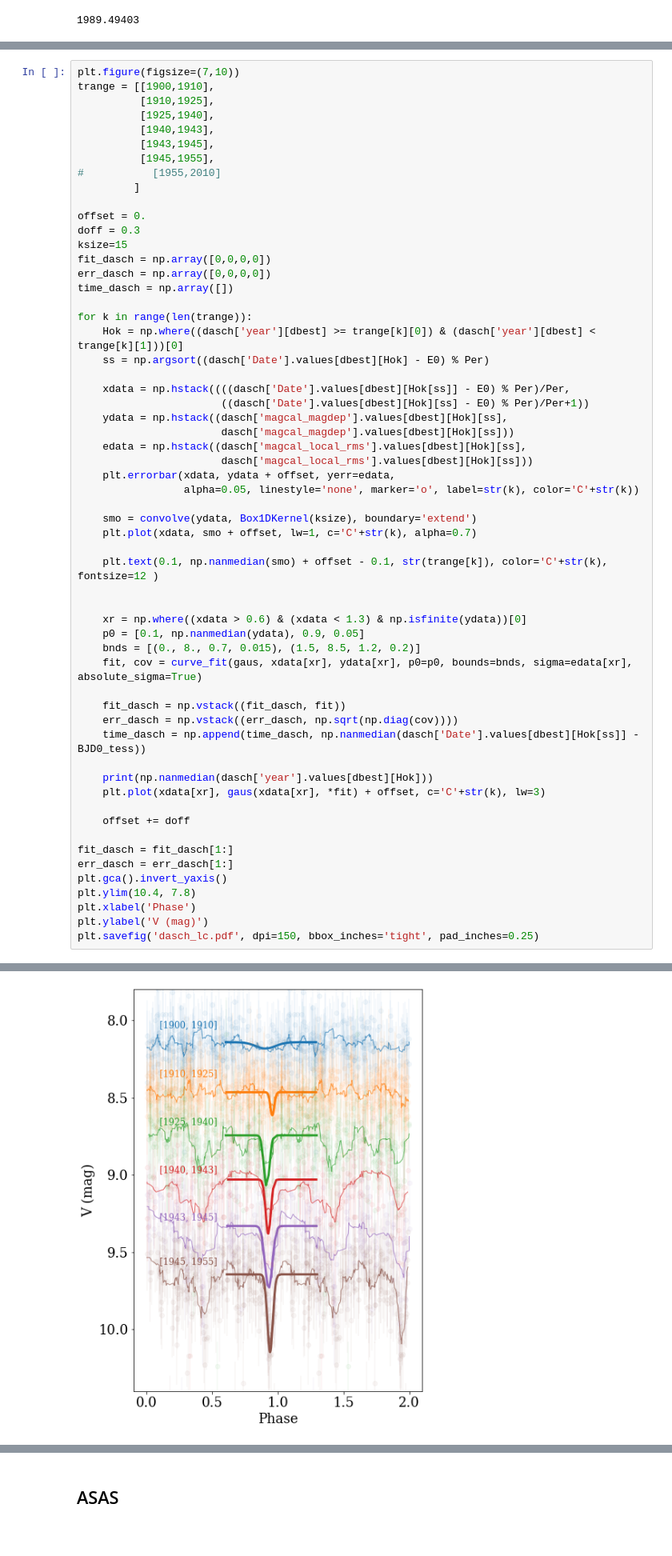
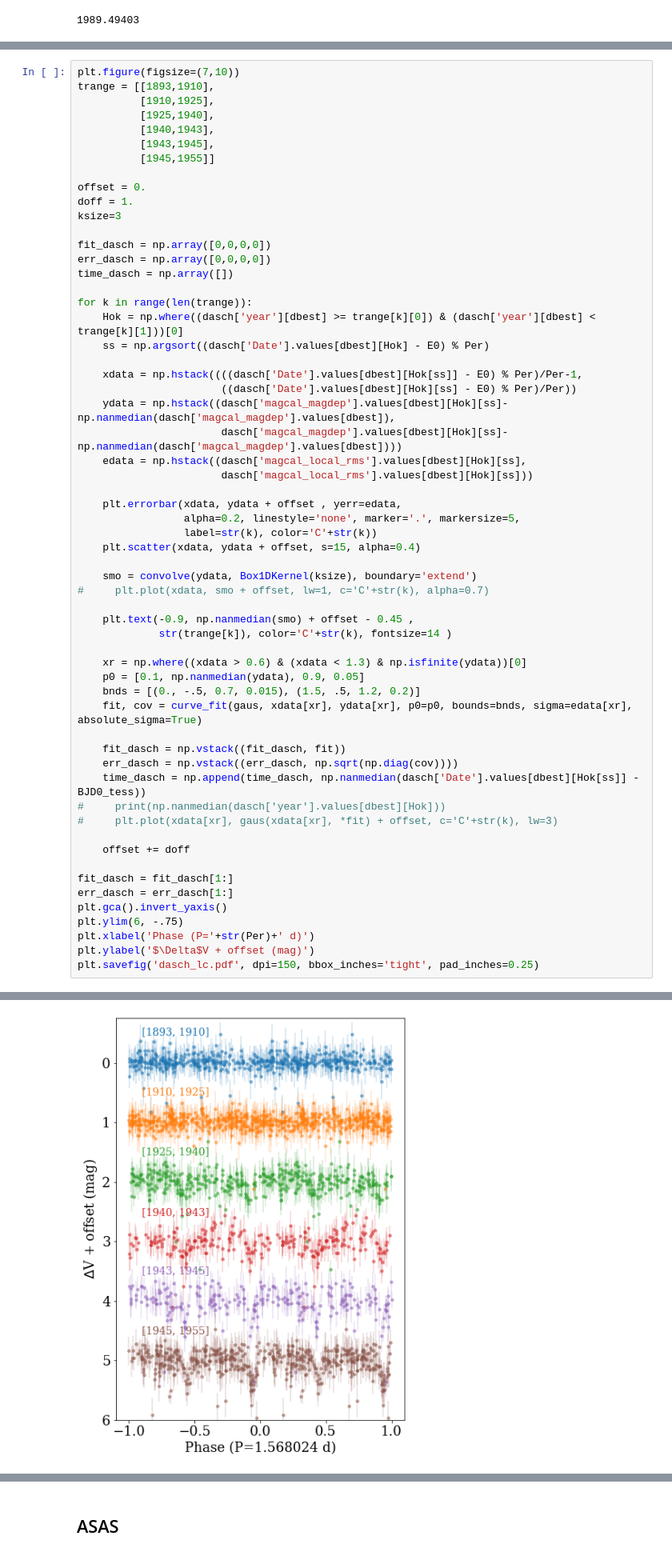
Before and after one commit to jradavenport/HS-Hya, a Jupyter notebook: makeplots.ipynb, the cells around one changed output, grey strips where cells are left out. Shown: that part at 80% size. Saved outputs shown, nothing was run; the diff lists cells and outputs as text.

```diff
--- a/makeplots.ipynb
+++ b/makeplots.ipynb
@@ -290,17 +300,16 @@ plt.scatter(dasch['year'].values[dbest][ecl] % 190./365.24, dasch['magcal_magdep
 # %%
 plt.figure(figsize=(7,10))
-trange = [[1900,1910],
+trange = [[1893,1910],
           [1910,1925],
           [1925,1940],
           [1940,1943],
           [1943,1945],
-          [1945,1955],
-#           [1955,2010]
-         ]
+          [1945,1955]]
 
 offset = 0.
-doff = 0.3
-ksize=15
+doff = 1.
+ksize=3
+
 fit_dasch = np.array([0,0,0,0])
 err_dasch = np.array([0,0,0,0])
 time_dasch = np.array([])
@@ -309,40 +318,42 @@ for k in range(len(trange)):
     Hok = np.where((dasch['year'][dbest] >= trange[k][0]) & (dasch['year'][dbest] < trange[k][1]))[0]
     ss = np.argsort((dasch['Date'].values[dbest][Hok] - E0) % Per)
 
-    xdata = np.hstack((((dasch['Date'].values[dbest][Hok[ss]] - E0) % Per)/Per,
-                       ((dasch['Date'].values[dbest][Hok][ss] - E0) % Per)/Per+1))
-    ydata = np.hstack((dasch['magcal_magdep'].values[dbest][Hok][ss],
-                       dasch['magcal_magdep'].values[dbest][Hok][ss]))
+    xdata = np.hstack((((dasch['Date'].values[dbest][Hok[ss]] - E0) % Per)/Per-1,
+                       ((dasch['Date'].values[dbest][Hok][ss] - E0) % Per)/Per))
+    ydata = np.hstack((dasch['magcal_magdep'].values[dbest][Hok][ss]- np.nanmedian(dasch['magcal_magdep'].values[dbest]),
+                       dasch['magcal_magdep'].values[dbest][Hok][ss]- np.nanmedian(dasch['magcal_magdep'].values[dbest])))
     edata = np.hstack((dasch['magcal_local_rms'].values[dbest][Hok][ss],
                        dasch['magcal_local_rms'].values[dbest][Hok][ss]))
-    plt.errorbar(xdata, ydata + offset, yerr=edata,
-                 alpha=0.05, linestyle='none', marker='o', label=str(k), color='C'+str(k))
+
+    plt.errorbar(xdata, ydata + offset , yerr=edata,
+                 alpha=0.2, linestyle='none', marker='.', markersize=5,
+                 label=str(k), color='C'+str(k))
+    plt.scatter(xdata, ydata + offset, s=15, alpha=0.4)
 
     smo = convolve(ydata, Box1DKernel(ksize), boundary='extend')
-    plt.plot(xdata, smo + offset, lw=1, c='C'+str(k), alpha=0.7)
+#     plt.plot(xdata, smo + offset, lw=1, c='C'+str(k), alpha=0.7)
 
-    plt.text(0.1, np.nanmedian(smo) + offset - 0.1, str(trange[k]), color='C'+str(k), fontsize=12 )
-
+    plt.text(-0.9, np.nanmedian(smo) + offset - 0.45 ,
+             str(trange[k]), color='C'+str(k), fontsize=14 )
 
     xr = np.where((xdata > 0.6) & (xdata < 1.3) & np.isfinite(ydata))[0]
     p0 = [0.1, np.nanmedian(ydata), 0.9, 0.05]
-    bnds = [(0., 8., 0.7, 0.015), (1.5, 8.5, 1.2, 0.2)]
+    bnds = [(0., -.5, 0.7, 0.015), (1.5, .5, 1.2, 0.2)]
     fit, cov = curve_fit(gaus, xdata[xr], ydata[xr], p0=p0, bounds=bnds, sigma=edata[xr], absolute_sigma=True)
 
     fit_dasch = np.vstack((fit_dasch, fit))
     err_dasch = np.vstack((err_dasch, np.sqrt(np.diag(cov))))
     time_dasch = np.append(time_dasch, np.nanmedian(dasch['Date'].values[dbest][Hok[ss]] - BJD0_tess))
-
-    print(np.nanmedian(dasch['year'].values[dbest][Hok]))
-    plt.plot(xdata[xr], gaus(xdata[xr], *fit) + offset, c='C'+str(k), lw=3)
+#     print(np.nanmedian(dasch['year'].values[dbest][Hok]))
+#     plt.plot(xdata[xr], gaus(xdata[xr], *fit) + offset, c='C'+str(k), lw=3)
 
     offset += doff
 
 fit_dasch = fit_dasch[1:]
 err_dasch = err_dasch[1:]
 plt.gca().invert_yaxis()
-plt.ylim(10.4, 7.8)
-plt.xlabel('Phase')
-plt.ylabel('V (mag)')
+plt.ylim(6, -.75)
+plt.xlabel('Phase (P='+str(Per)+' d)')
+plt.ylabel('$\Delta$V + offset (mag)')
 plt.savefig('dasch_lc.pdf', dpi=150, bbox_inches='tight', pad_inches=0.25)
 # %% [output]
@@ -355 +360 @@ plt.savefig('dasch_lc.pdf', dpi=150, bbox_inches='tight', pad_inches=0.25)
-[figure, old version]
+[figure, new version]
```
Also changed, not shown: parts of 15 cells of this notebook, 1 other file.
